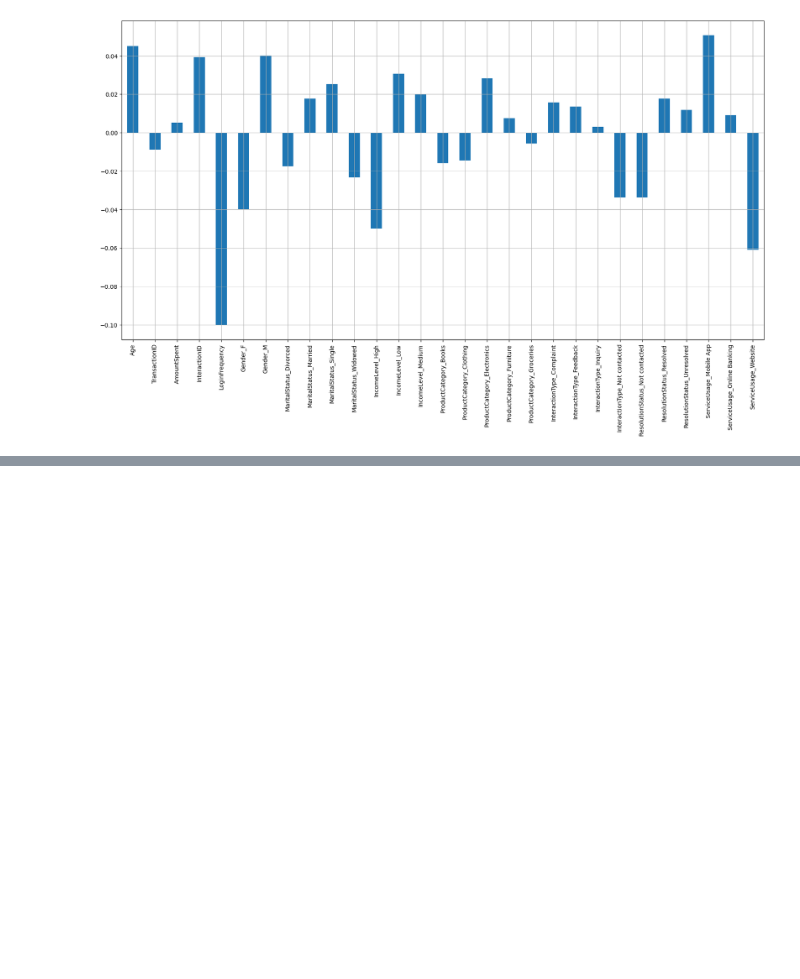
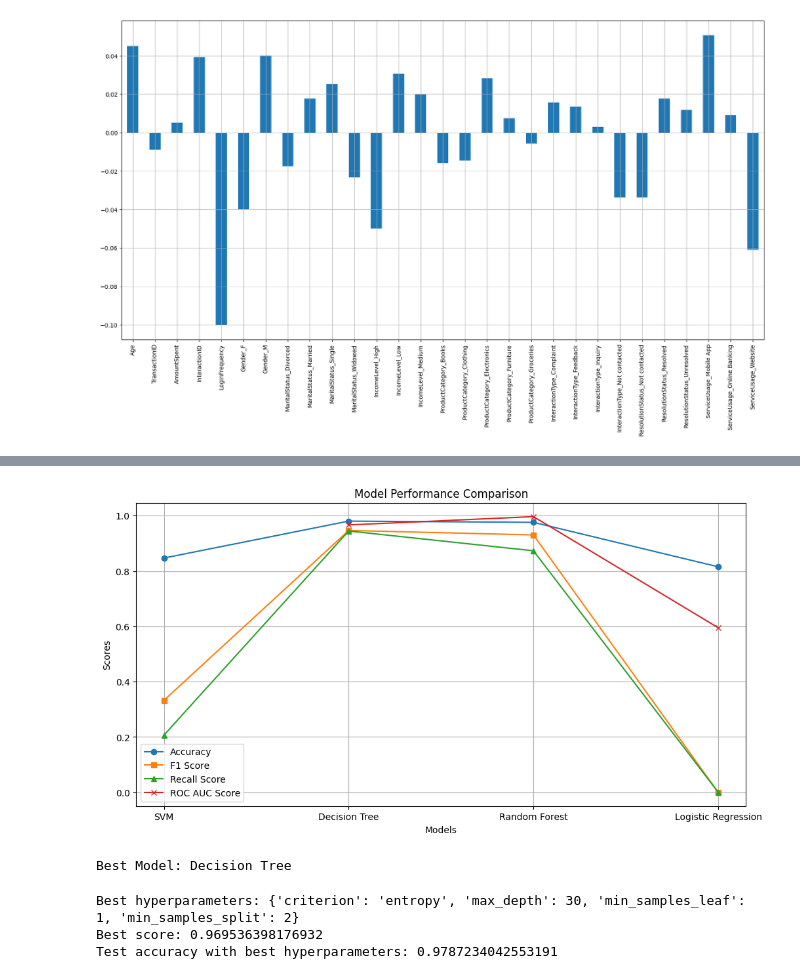
Before and after one commit to pavanrajkg04/Job_based_projects, a Jupyter notebook: Data Science/LLoyd Bank/Task 2: Building a machine learning model/TaskTwo.ipynb, the cells around one changed output, grey strips where cells are left out. Cells and saved outputs as stored; diff of their text form; code cells hidden in the pictures; blank space fills up the shorter version.

```diff
--- a/Data Science/LLoyd Bank/Task 2: Building a machine learning model/TaskTwo.ipynb
+++ b/Data Science/LLoyd Bank/Task 2: Building a machine learning model/TaskTwo.ipynb
@@ -253,0 +257,2 @@ from sklearn.metrics import accuracy_score, classification_report, confusion_mat
+# %%
+X_train, X_test, y_train, y_test = train_test_split(X, y, test_size=0.2, random_state=42)
@@ -253,0 +270,19 @@ from sklearn.metrics import accuracy_score, classification_report, confusion_mat
+# %%
+results = {}
+
+for name, model in models.items():
+    model.fit(X_train, y_train)
+    y_pred = model.predict(X_test)
+
+    results[name] = {
+        'accuracy': accuracy_score(y_test, y_pred),
+        'classification_report': classification_report(y_test, y_pred),
+        'confusion_matrix': confusion_matrix(y_test, y_pred),
+        'f1_score': f1_score(y_test, y_pred),
+        'recall_score': recall_score(y_test, y_pred),
+    }
+    try:
+        results[name]['roc_auc_score'] = roc_auc_score(y_test, model.predict_proba(X_test)[:, 1])
+    except AttributeError:
+        print(f"ROC AUC score not available for {name}.")
+        results[name]['roc_auc_score'] = np.nan  # Or handle it differently
@@ -253,0 +318,31 @@ from sklearn.metrics import accuracy_score, classification_report, confusion_mat
+# %%
+model_names = list(results.keys())
+accuracy_scores = [results[model]['accuracy'] for model in model_names]
+f1_scores = [results[model]['f1_score'] for model in model_names]
+recall_scores = [results[model]['recall_score'] for model in model_names]
+roc_auc_scores = [results[model]['roc_auc_score'] for model in model_names]
+
+x = range(len(model_names))
+
+plt.figure(figsize=(12, 6))
+
+plt.plot(x, accuracy_scores, label='Accuracy', marker='o')
+plt.plot(x, f1_scores, label='F1 Score', marker='s')
+plt.plot(x, recall_scores, label='Recall Score', marker='^')
+plt.plot(x, roc_auc_scores, label='ROC AUC Score', marker='x')
+
+
+plt.xticks(x, model_names)
+plt.xlabel("Models")
+plt.ylabel("Scores")
+plt.title("Model Performance Comparison")
+plt.legend()
+plt.grid(True)
+plt.show()
+# %% [output]
+[figure, added]
+# %%
+best_model = max(results, key=lambda k: results[k]['accuracy'])
+print(f"\nBest Model: {best_model}")
+# %% [output]
+Best Model: Decision Tree
@@ -253,0 +359,15 @@ from sklearn.metrics import accuracy_score, classification_report, confusion_mat
+# %%
+decision_tree = DecisionTreeClassifier()
+grid_search = GridSearchCV(decision_tree, param_grid, cv=5, scoring='accuracy')  # Use 'accuracy' or another relevant metric
+grid_search.fit(X_train, y_train)
+
+print("Best hyperparameters:", grid_search.best_params_)
+print("Best score:", grid_search.best_score_)
+
+best_decision_tree = grid_search.best_estimator_
+y_pred = best_decision_tree.predict(X_test)
+print(f"Test accuracy with best hyperparameters: {accuracy_score(y_test, y_pred)}")
+# %% [output]
+Best hyperparameters: {'criterion': 'entropy', 'max_depth': 30, 'min_samples_leaf': 1, 'min_samples_split': 2}
+Best score: 0.969536398176932
+Test accuracy with best hyperparameters: 0.9787234042553191
```
Also changed, not shown: parts of 12 cells of this notebook.
